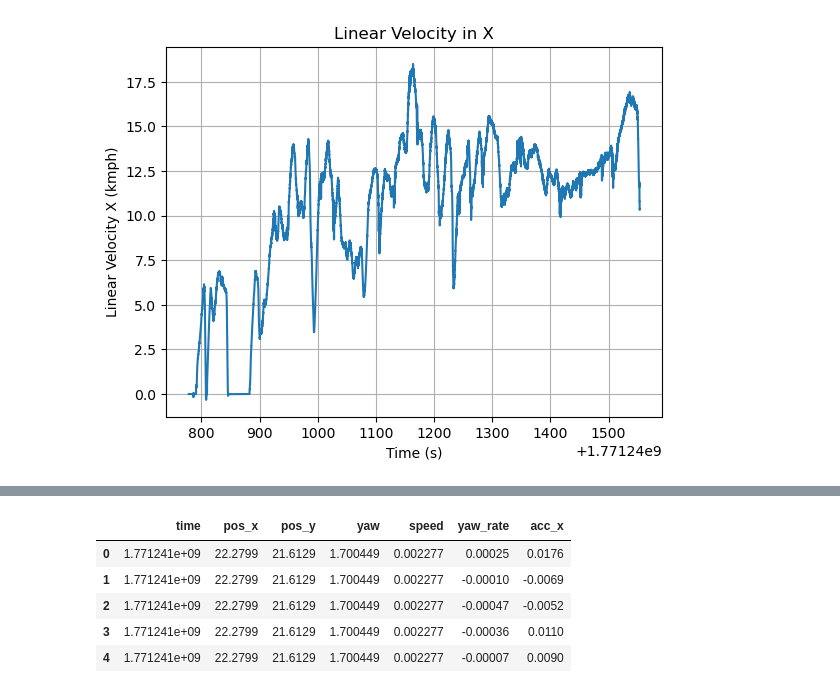
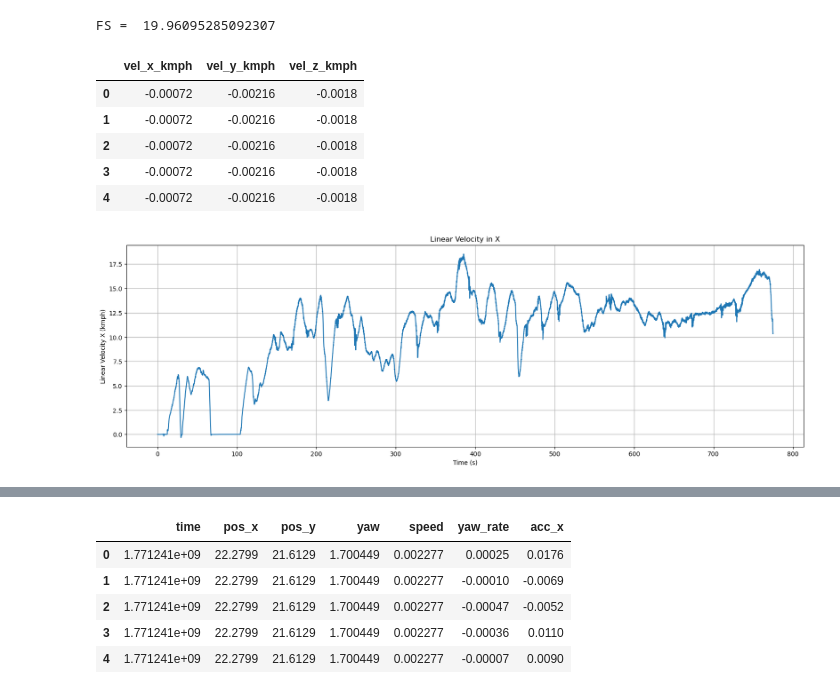
Before and after one commit to Santhosh4888/Adaptive-Cruise-Control, a Jupyter notebook: IMU+GPS_Module/Data_Extraction_IMU_Feb16th/odomenu_advanced_analysis.ipynb, the cells around one changed output, grey strips where cells are left out. Saved outputs shown, nothing was run; the diff lists cells and outputs as text; code cells hidden in the pictures.

Commit message:
Filtered data and improved visualization

```diff
--- a/IMU+GPS_Module/Data_Extraction_IMU_Feb16th/odomenu_advanced_analysis.ipynb
+++ b/IMU+GPS_Module/Data_Extraction_IMU_Feb16th/odomenu_advanced_analysis.ipynb
@@ -20,12 +20,16 @@ import matplotlib.pyplot as plt
 # Load odomenu
 odom = pd.read_csv("odomenu.csv", skiprows=1)
 
-# OPTIONAL: Load corrimu if available for comparison
+# Load corrimu if available for comparison
 try:
     imu = pd.read_csv("corrimu.csv", skiprows=1)
 except:
     imu = None
 
+# Normalize time to start from zero
+odom["time_norm"] = odom["time"] - odom["time"].iloc[0]
+
+
 odom.head()
 # %% [output]
 |  | time | pos_x | pos_y | pos_z | qx | qy | qz | qw | vel_x | vel_y | ... | ... |
@@ -54,13 +42,34 @@ odom[["vel_x_kmph", "vel_y_kmph", "vel_z_kmph"]].head()
+# %%
+# Convert velocity columns from m/s to km/h (create new columns, avoid overwriting if they exist)
+for c in ["vel_x", "vel_y", "vel_z"]:
+    kmph_col = f"{c}_kmph"
+    if kmph_col not in odom.columns and c in odom.columns:
+        odom[kmph_col] = odom[c] * 3.6
+
+dt = np.mean(np.diff(odom["time"]))
+fs = 1 / dt
+print("FS = ", fs)
+
+# quick check
+odom[["vel_x_kmph", "vel_y_kmph", "vel_z_kmph"]].head()
+# %% [output]
+FS =  19.96095285092307
+|  | vel_x_kmph | vel_y_kmph | vel_z_kmph |
+| 0 | -0.00072 | -0.00216 | -0.0018 |
+| 1 | -0.00072 | -0.00216 | -0.0018 |
+| 2 | -0.00072 | -0.00216 | -0.0018 |
+| 3 | -0.00072 | -0.00216 | -0.0018 |
+| 4 | -0.00072 | -0.00216 | -0.0018 |
 # %%
 
-plt.figure()
-plt.plot(odom["time"], odom["vel_x_kmph"])
+plt.figure(figsize=(20,6))
+plt.plot(odom["time_norm"], odom["vel_x_kmph"])
 plt.xlabel("Time (s)")
 plt.ylabel("Linear Velocity X (kmph)")
 plt.title("Linear Velocity in X")
 plt.grid()
 plt.show()
 # %% [output]
-[figure, old version]
+[figure, new version]
 # %%
 
```
Also changed, not shown: parts of 13 cells of this notebook.
